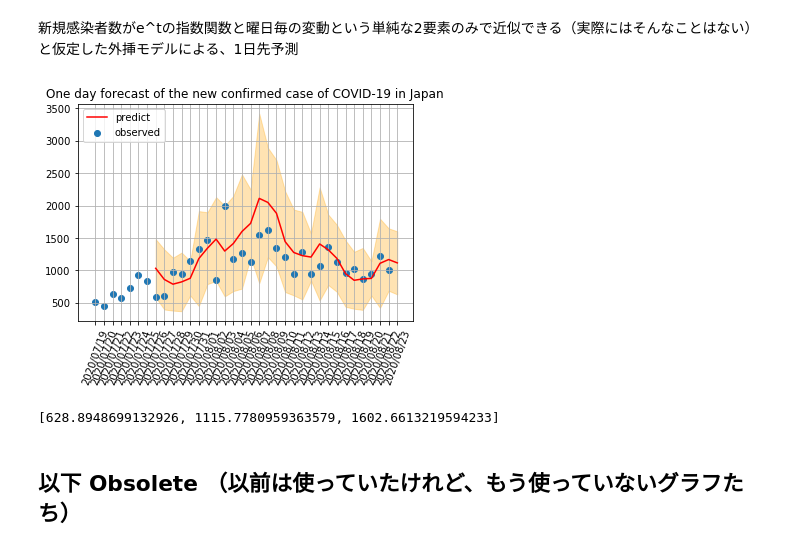
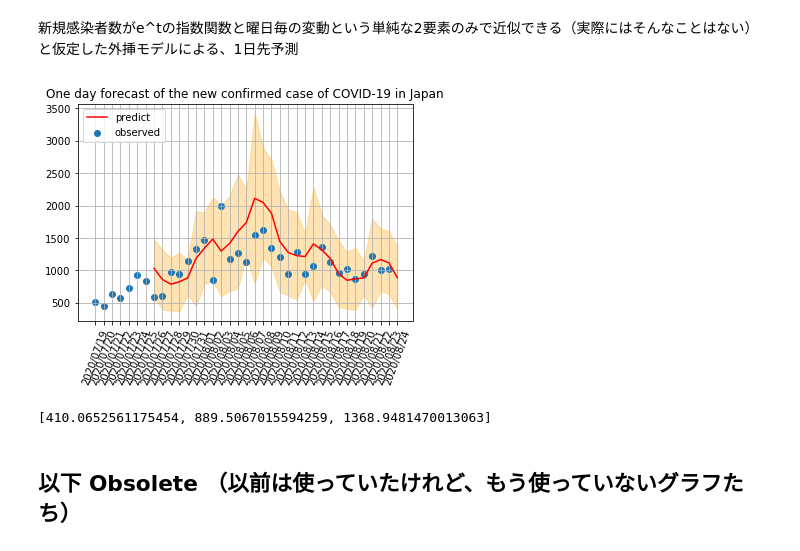
Before and after one commit to yoneken/covid19jp, a Jupyter notebook: Forecast_covid19.ipynb, the cells around one changed output. Saved outputs shown, nothing was run; the diff lists cells and outputs as text; code cells hidden in the pictures.

```diff
--- a/Forecast_covid19.ipynb
+++ b/Forecast_covid19.ipynb
@@ -444,23 +444,23 @@ df_new["predict_d"] = df_new.apply(lambda d: np.exp(d.a * (9+forecast) + d.b)*(1
 # %%
 df_new_pick = df_new[180:]
 
 #plt.plot(range(len(df_new.MA7)), df_new.MA7.values, color="green")
 #plt.plot(range(len(df_new.tmp)), df_new.tmp.values, color="green", linewidth=0.5)
 plt.plot(range(6+forecast, len(df_new_pick.predict)+6+forecast), df_new_pick.predict, color="red", label="predict")
 plt.fill_between(range(6+forecast, len(df_new_pick.predict)+6+forecast), df_new_pick.predict_d, df_new_pick.predict_u, color="orange", alpha=0.3)
 plt.scatter(range(len(df_new_pick.Japan)), df_new_pick.Japan.values, label="observed")
 
 xjticks = [l.strftime("%Y/%m/%d") for i,l in enumerate(df_new_pick.date)]
-plt.xticks(range(len(xjticks)-12), xjticks, rotation=70)
+plt.xticks(range(len(xjticks)-11), xjticks, rotation=70)
 plt.grid()
 plt.legend(loc="upper left");
 plt.title("One day forecast of the new confirmed case of COVID-19 in Japan")
 plt.show()
-print([df_new_pick.predict_d.iloc[-8-12], df_new_pick.predict.iloc[-8-12], df_new_pick.predict_u.iloc[-8-12]])
+print([df_new_pick.predict_d.iloc[-8-11], df_new_pick.predict.iloc[-8-11], df_new_pick.predict_u.iloc[-8-11]])
 #print(df_new_pick.predict_u)
 # %% [output]
-[figure, old version]
+[figure, new version]
-[628.8948699132926, 1115.7780959363579, 1602.6613219594233]
+[410.0652561175454, 889.5067015594259, 1368.9481470013063]
 # %% [markdown]
 ## 以下 Obsolete （以前は使っていたけれど、もう使っていないグラフたち）
 # %% [markdown]
```
Also changed, not shown: parts of 10 cells of this notebook, 1 other file.
